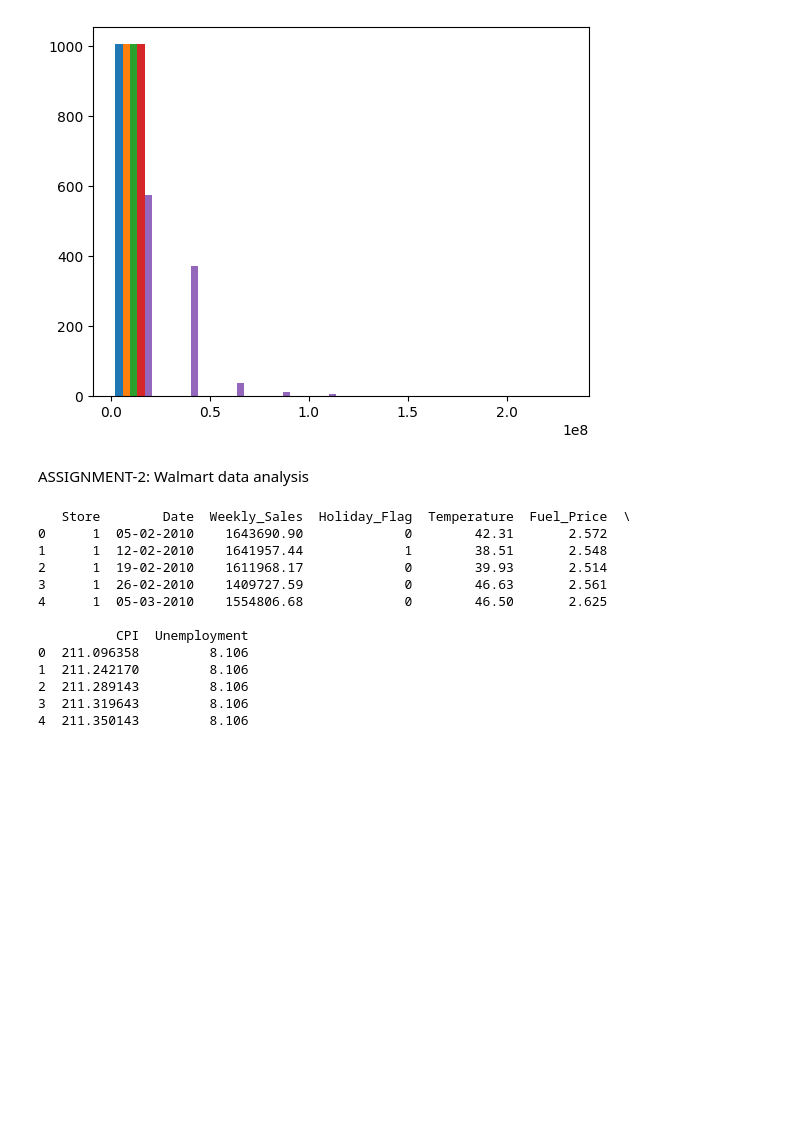
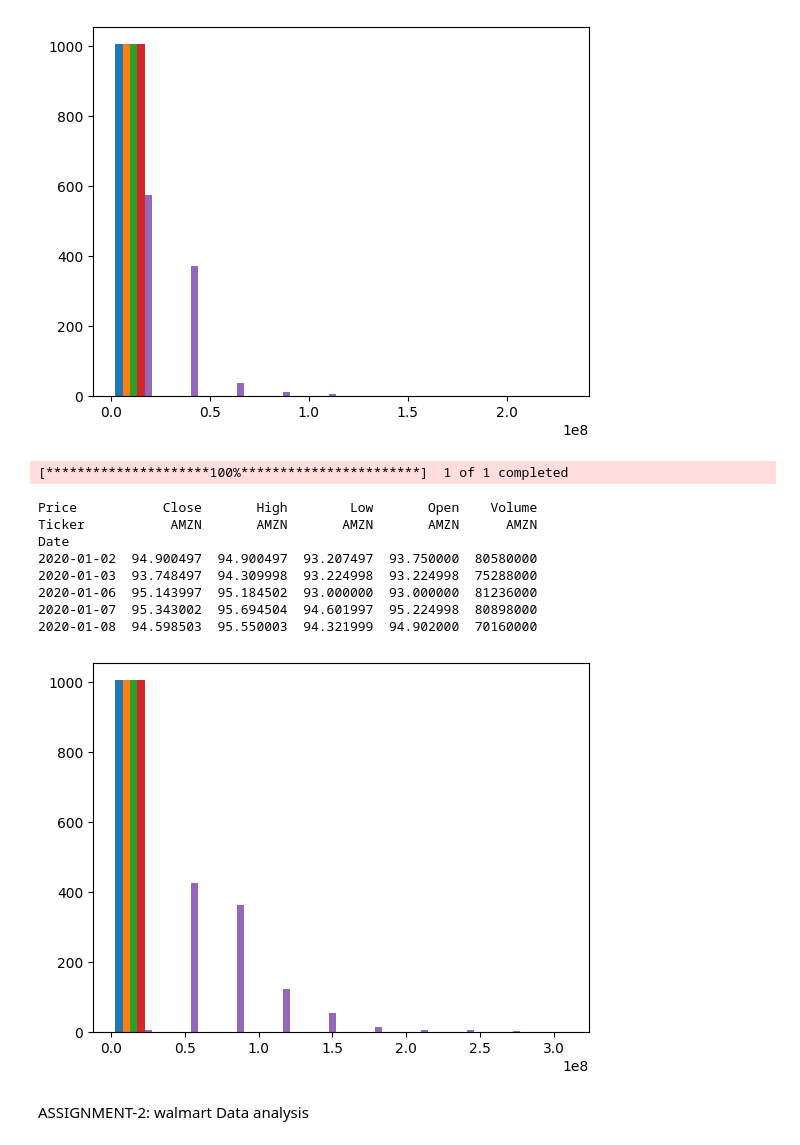
Before and after one commit to Mittal24Shaurya/CSR-Cockpit, a Jupyter notebook: intro-to-Finance-analytics/jupyter.ipynb, the cells around one changed output. Drawn from its saved outputs; the diff is of its cells as text; code cells hidden in the pictures; blank space fills up the shorter version.

```diff
--- a/intro-to-Finance-analytics/jupyter.ipynb
+++ b/intro-to-Finance-analytics/jupyter.ipynb
@@ -112,23 +112,26 @@ Date
 2020-01-07  211.401016  212.909185  210.101219  211.162895  14912400
 2020-01-08  213.544220  214.556282  210.954542  211.341504  13475000
 [figure]
-# %% [markdown]
-ASSIGNMENT-2: Walmart data analysis
-# %%
-import pandas as pd
-df=pd.read_csv('/content/Walmart.csv')
-print(df.head())
-# %% [output]
-   Store        Date  Weekly_Sales  Holiday_Flag  Temperature  Fuel_Price  \
-0      1  05-02-2010    1643690.90             0        42.31       2.572
-1      1  12-02-2010    1641957.44             1        38.51       2.548
-2      1  19-02-2010    1611968.17             0        39.93       2.514
-3      1  26-02-2010    1409727.59             0        46.63       2.561
-4      1  05-03-2010    1554806.68             0        46.50       2.625
-
-          CPI  Unemployment
-0  211.096358         8.106
-1  211.242170         8.106
-2  211.289143         8.106
-3  211.319643         8.106
-4  211.350143         8.106
+# %%
+import yfinance as yf
+import pandas as pd
+import numpy as np
+import matplotlib.pyplot as plt
+ticker="AMZN"
+df=yf.download(ticker,start="2020-01-01",end="2024-01-01")
+print(df.head())
+plt.hist(df)
+plt.show()
+# %% [output]
+[*********************100%***********************]  1 of 1 completed
+Price           Close       High        Low       Open    Volume
+Ticker           AMZN       AMZN       AMZN       AMZN      AMZN
+Date
+2020-01-02  94.900497  94.900497  93.207497  93.750000  80580000
+2020-01-03  93.748497  94.309998  93.224998  93.224998  75288000
+2020-01-06  95.143997  95.184502  93.000000  93.000000  81236000
+2020-01-07  95.343002  95.694504  94.601997  95.224998  80898000
+2020-01-08  94.598503  95.550003  94.321999  94.902000  70160000
+[figure, added]
+# %% [markdown]
+ASSIGNMENT-2: walmart Data analysis
```
Also changed, not shown: parts of 3 cells of this notebook.
